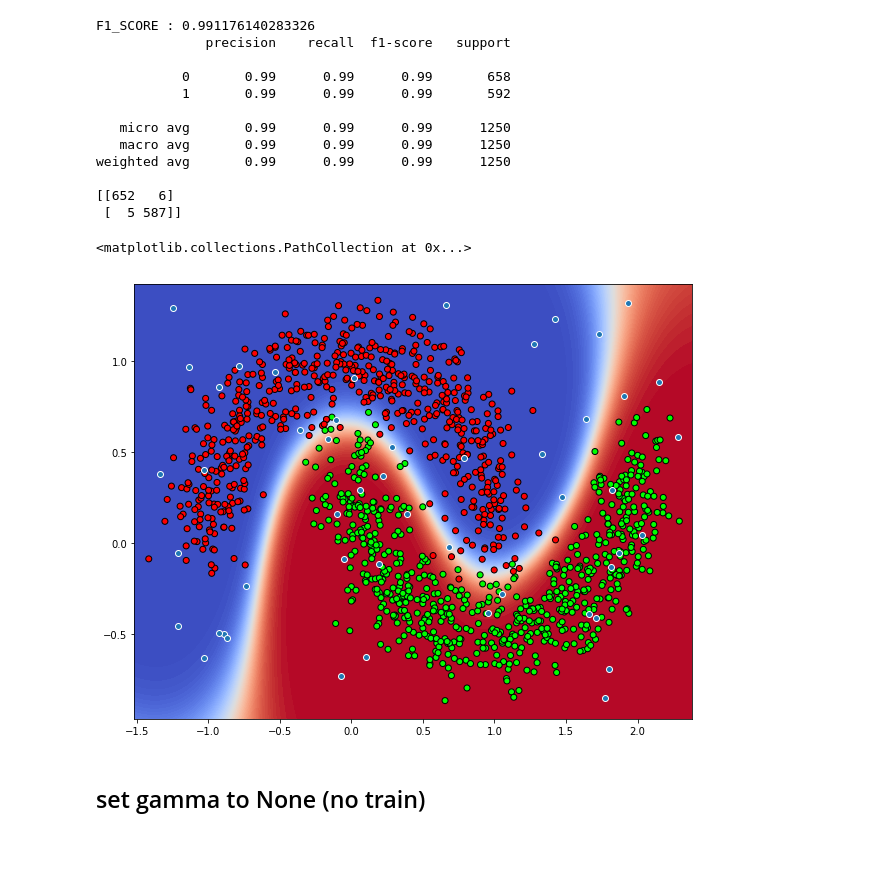
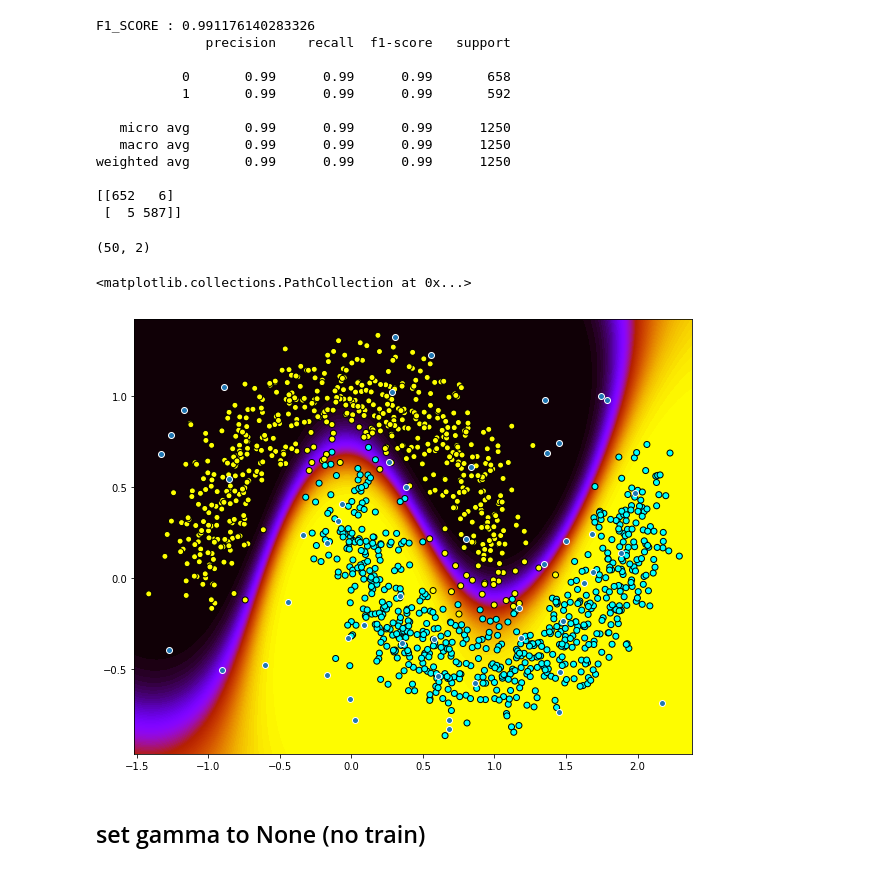
Before and after one commit to darecophoenixx/wordroid.sblo.jp, a Jupyter notebook: demo/gkernel/RBFClassifier/dev_003-moon.ipynb, the cells around one changed output. Cells and saved outputs as stored; diff of their text form; code cells hidden in the pictures.

```diff
--- a/demo/gkernel/RBFClassifier/dev_003-moon.ipynb
+++ b/demo/gkernel/RBFClassifier/dev_003-moon.ipynb
@@ -954,27 +975,33 @@ weighted avg       0.99      0.99      0.99      1250
 
 [[652   6]
  [  5 587]]
+# %%
+lm = est.current_lm()
+lm.shape
+# %% [output]
+(50, 2)
 # %%
 from matplotlib.colors import ListedColormap
 
 h = .01
 x_min, x_max = xtrain[:, 0].min() - .1, xtrain[:, 0].max() + .1
 y_min, y_max = xtrain[:, 1].min() - .1, xtrain[:, 1].max() + .1
 xx, yy = np.meshgrid(np.arange(x_min, x_max, h),
                      np.arange(y_min, y_max, h))
 y_pred = est.predict_proba(np.c_[xx.ravel(), yy.ravel()])
 y_pred
 
-cm = plt.cm.coolwarm
-cm_bright = ListedColormap(['#FF0000', '#0000FF', '#00FF00'])
+#cm = plt.cm.coolwarm
+cm = plt.cm.gnuplot
+cm_bright = ListedColormap(['#FFFF00', '#00FFFF'])
 y_pred = y_pred[:,1].reshape(xx.shape)
 plt.figure(figsize=(10, 8))
 plt.contourf(xx, yy, y_pred, 100, cmap=cm, alpha=1)
 plt.scatter(xtrain[:,0], xtrain[:,1], c=np.argmax(ytrain, axis=1), cmap=cm_bright, edgecolors='k')
 plt.scatter(init_lm[:,0], init_lm[:,1], cmap=cm_bright, edgecolors='w')
 # %% [output]
 <matplotlib.collections.PathCollection at 0x...>
-[figure, old version]
+[figure, new version]
 # %% [markdown]
 ## set gamma to None (no train)
 # %%
```
Also changed, not shown: parts of 43 cells of this notebook, 1 other file.
